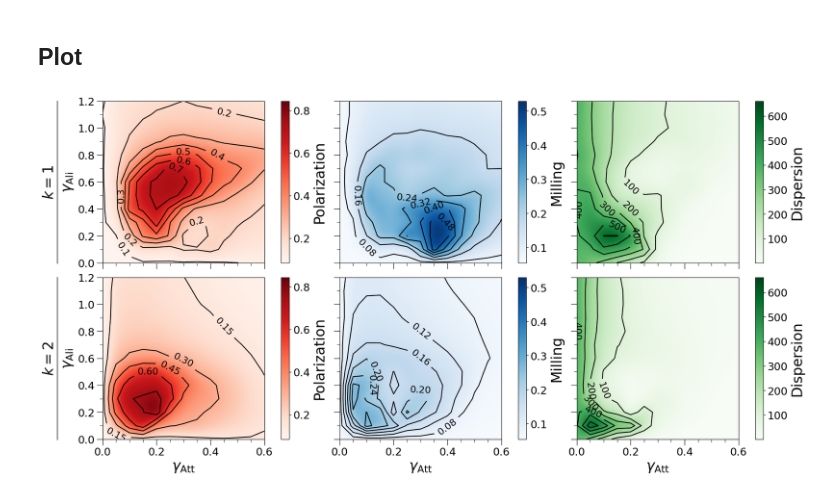
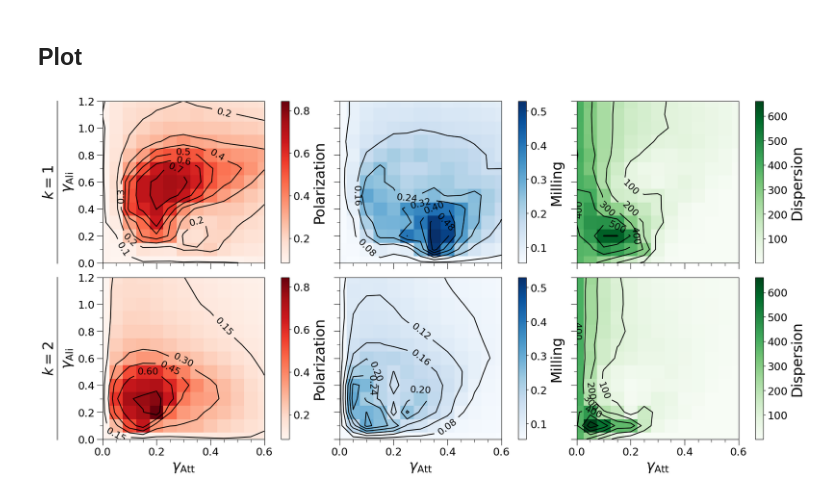
Before and after one commit to anzehocevar/SkupinskoVedenje_skupinaD, a Jupyter notebook: notebooks/fish_model_original.ipynb, the cells around one changed output. Cells and saved outputs as stored; diff of their text form; code cells hidden in the pictures.

Commit message:
Gamma plot no longer interpolates data

```diff
--- a/notebooks/fish_model_original.ipynb
+++ b/notebooks/fish_model_original.ipynb
@@ -116,7 +116,7 @@ def plot_single(
         data,
         cmap=cmap,
         aspect="auto",
-        interpolation="quadric",
+        interpolation="nearest",
         vmin=vmin[stat_i],
         vmax=vmax[stat_i],
         origin="lower",
@@ -170,31 +170,31 @@ def plot_row(axs: str, k: int, set_xlabel: bool):
     )
     ax.text(
         0,
         0.5,
         f"$k={k}$",
         transform=ax.transAxes,
         rotation=90,
         va="center",
         ha="center",
         fontsize=fontsize_big,
     )
 
     # Draw the actual plots
     axd[axs[2]].sharey(axd[axs[1]])
     axd[axs[3]].sharey(axd[axs[1]])
     plot_single(axd[axs[1]], k, 1, "Reds", "Polarization", set_xlabel, True)
     plot_single(axd[axs[2]], k, 2, "Blues", "Milling", set_xlabel, False)
     plot_single(axd[axs[3]], k, 0, "Greens", "Dispersion", set_xlabel, False)
 
 
 # Sharex for each column that isn't the label
 axd["P"].sharex(axd["p"])
 axd["M"].sharex(axd["m"])
 axd["D"].sharex(axd["d"])
 
 plot_row("lpmd", 1, False)
 plot_row("LPMD", 2, True)
 
 savefig(fig, "fig/original/gamma/combined.pdf")
 # %% [output]
-[figure, old version]
+[figure, new version]
```
Also changed, not shown: parts of 1 cell of this notebook, 1 other file.
